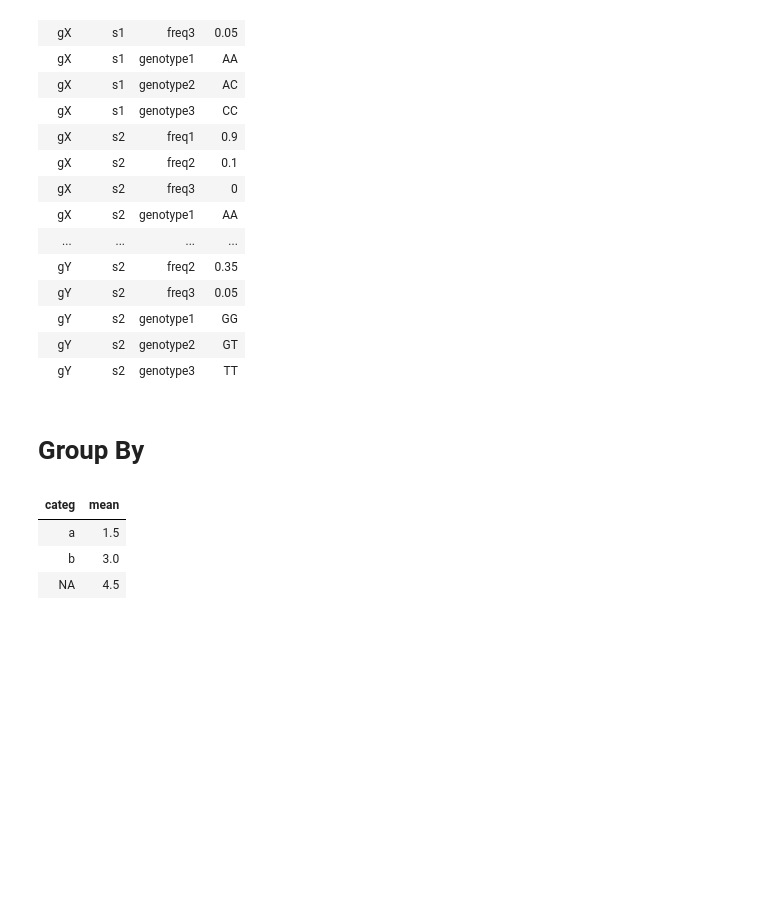
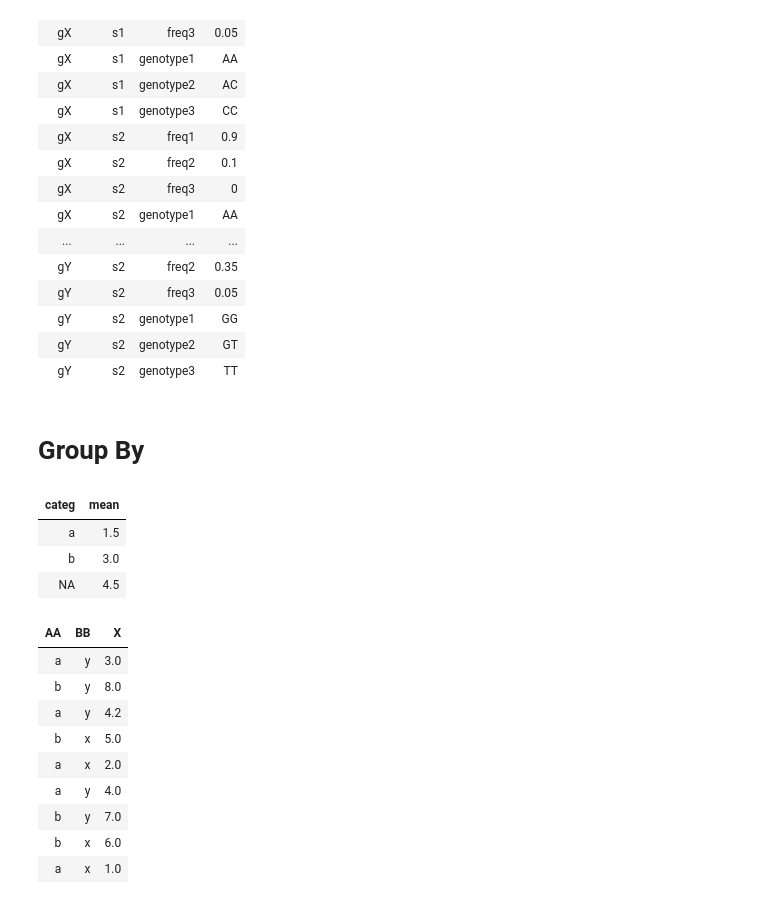
Before and after one commit to MatrixNorm/kaggle, a Jupyter notebook: learn/dplyr.ipynb, the cells around one changed output. Saved outputs shown, nothing was run; the diff lists cells and outputs as text; code cells hidden in the pictures; blank space fills up the shorter version.

```diff
--- a/learn/dplyr.ipynb
+++ b/learn/dplyr.ipynb
@@ -55,3 +55,35 @@ df %>% group_by(categ) %>% summarise(mean = mean(x))
 | a | 1.5 |
 | b | 3.0 |
 | NA | 4.5 |
+# %%
+## GroupBy + arr?ange
+set.seed(1)
+
+df <-
+tribble(
+    ~AA,  ~BB,  ~X,
+    'a',   'x',   1,
+    'a',   'x',   2,
+    'a',   'y',   3,
+    'a',   'y',   4,
+    'a',   'y',   4.2,
+    'b',   'x',   5,
+    'b',   'x',   6,
+    'b',   'y',   7,
+    'b',   'y',   8
+)
+
+
+df <- df[sample(nrow(df)),]
+df
+# %% [output]
+| AA | BB | X |
+| a | y | 3.0 |
+| b | y | 8.0 |
+| a | y | 4.2 |
+| b | x | 5.0 |
+| a | x | 2.0 |
+| a | y | 4.0 |
+| b | y | 7.0 |
+| b | x | 6.0 |
+| a | x | 1.0 |
```
Also changed, not shown: parts of 1 cell of this notebook, 6 other files.
